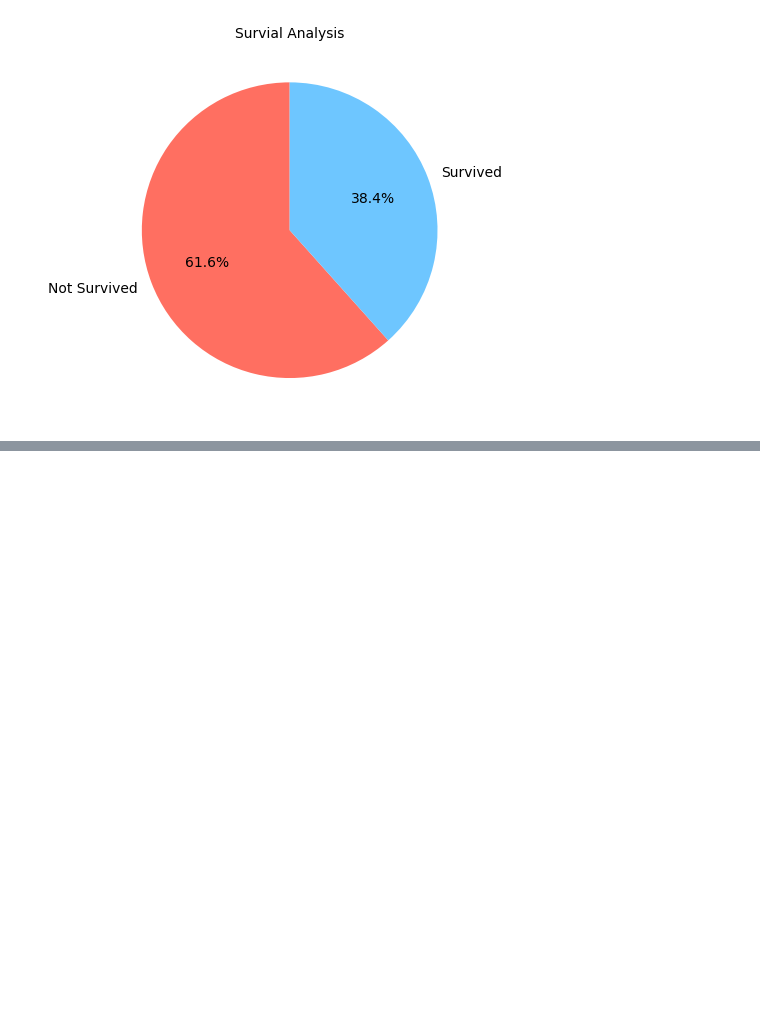
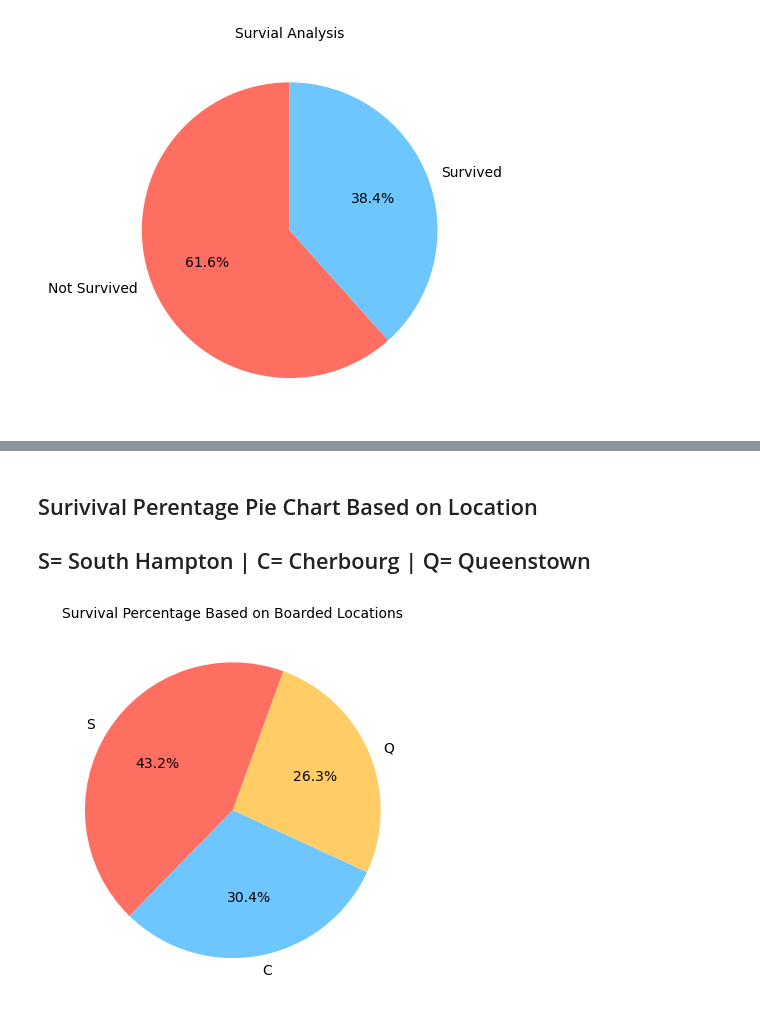
Before and after one commit to Riffatad/Module5-Project, a Jupyter notebook: Titanic.ipynb, the cells around one changed output, grey strips where cells are left out. Drawn from its saved outputs; the diff is of its cells as text; code cells hidden in the pictures; blank space fills up the shorter version.

```diff
--- a/Titanic.ipynb
+++ b/Titanic.ipynb
@@ -242,0 +258,16 @@ plt.show()
+# %% [markdown]
+## Surivival Perentage Pie Chart Based on Location
+## S= South Hampton | C= Cherbourg | Q= Queenstown
+# %%
+Titanic_data.groupby('Embarked')['Survived'].mean().plot(
+    kind='pie',
+    labels=['S', 'C','Q'],
+    colors=['#ff6f61', '#6ec6ff', '#ffcc66'],
+    autopct='%.1f%%',
+    startangle=70
+)
+plt.title("Survival Percentage Based on Boarded Locations", fontsize=10)
+plt.ylabel('')
+plt.show()
+# %% [output]
+[figure, added]
```
Also changed, not shown: parts of 2 cells of this notebook.
